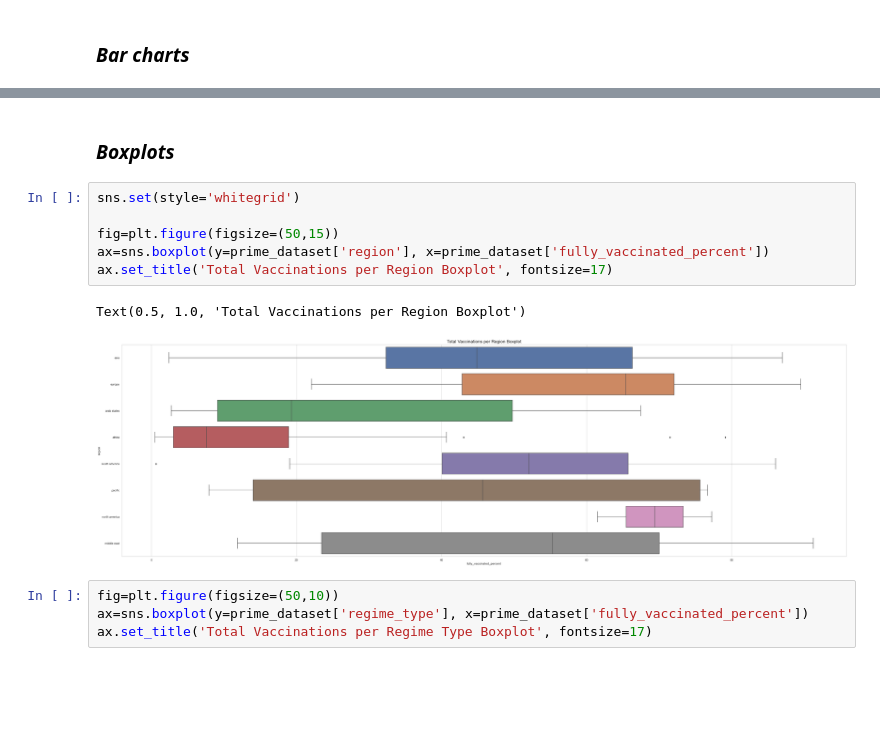
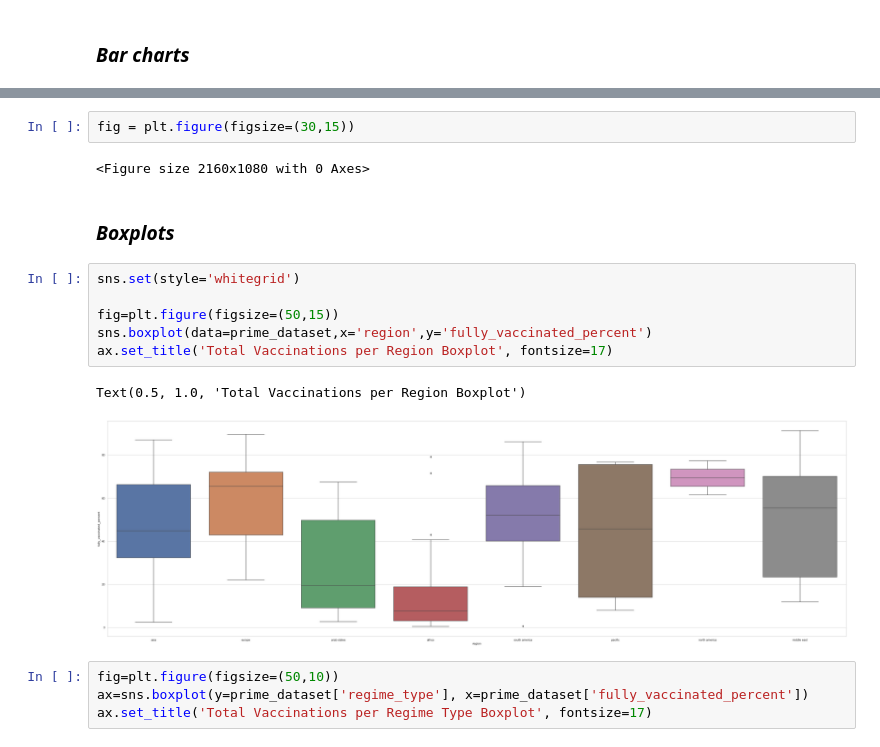
Before and after one commit to RuizLorenzoChavez/DATA100-Finals-COVID-Vaccination-Tracker, a Jupyter notebook: group1-data-storytelling.ipynb, the cells around one changed output, grey strips where cells are left out. Cells and saved outputs as stored; diff of their text form; blank space fills up the shorter version.

```diff
--- a/group1-data-storytelling.ipynb
+++ b/group1-data-storytelling.ipynb
@@ -990,14 +993,18 @@ sns.barplot(x="fully_vaccinated_absolute", y="region", data=prime_dataset)
+# %%
+fig = plt.figure(figsize=(30,15))
+# %% [output]
+<Figure size 2160x1080 with 0 Axes>
 # %% [markdown]
 ### *Boxplots*
 # %%
 sns.set(style='whitegrid')
 
 fig=plt.figure(figsize=(50,15))
-ax=sns.boxplot(y=prime_dataset['region'], x=prime_dataset['fully_vaccinated_percent'])
+sns.boxplot(data=prime_dataset,x='region',y='fully_vaccinated_percent')
 ax.set_title('Total Vaccinations per Region Boxplot', fontsize=17)
 # %% [output]
 Text(0.5, 1.0, 'Total Vaccinations per Region Boxplot')
-[figure, old version]
+[figure, new version]
 # %%
 fig=plt.figure(figsize=(50,10))
 ax=sns.boxplot(y=prime_dataset['regime_type'], x=prime_dataset['fully_vaccinated_percent'])
```
Also changed, not shown: parts of 13 cells of this notebook.
